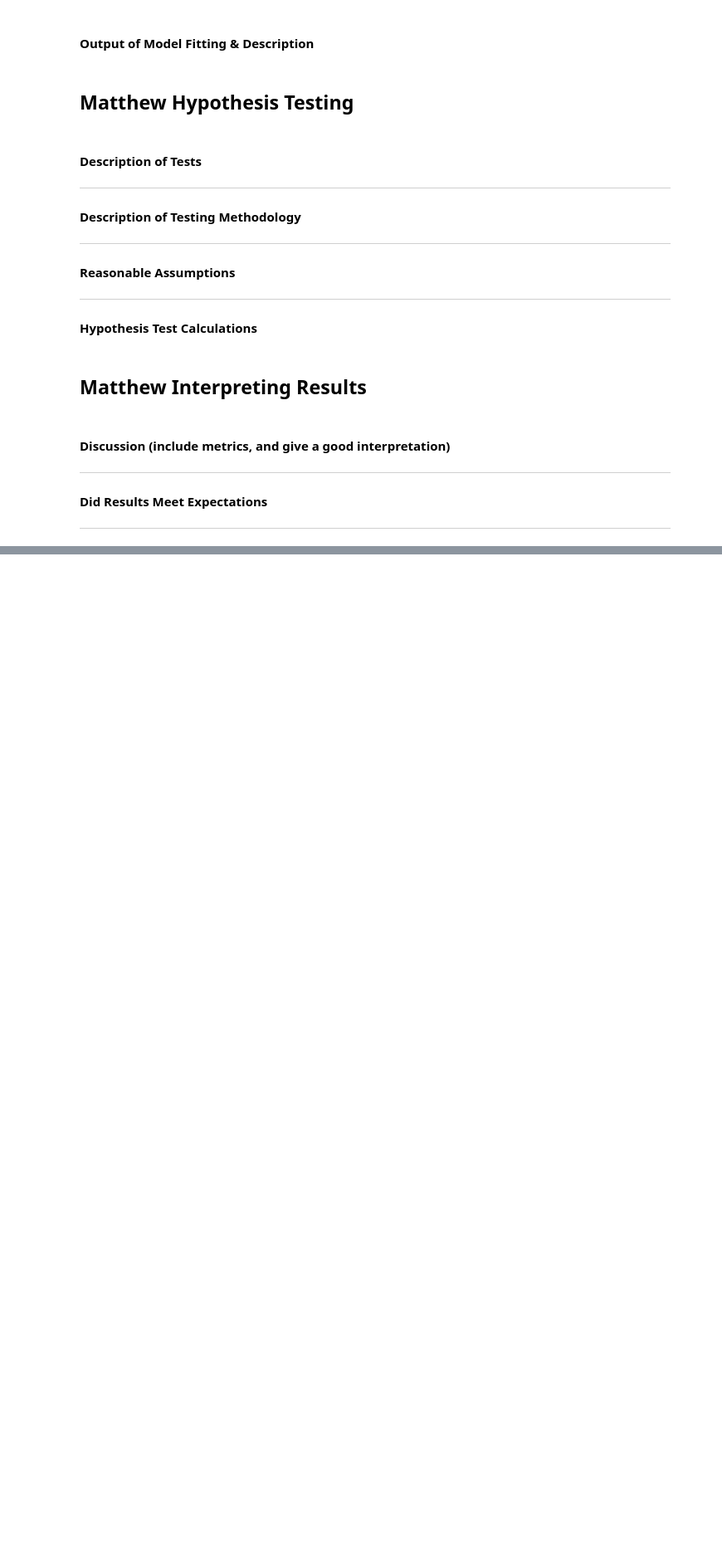
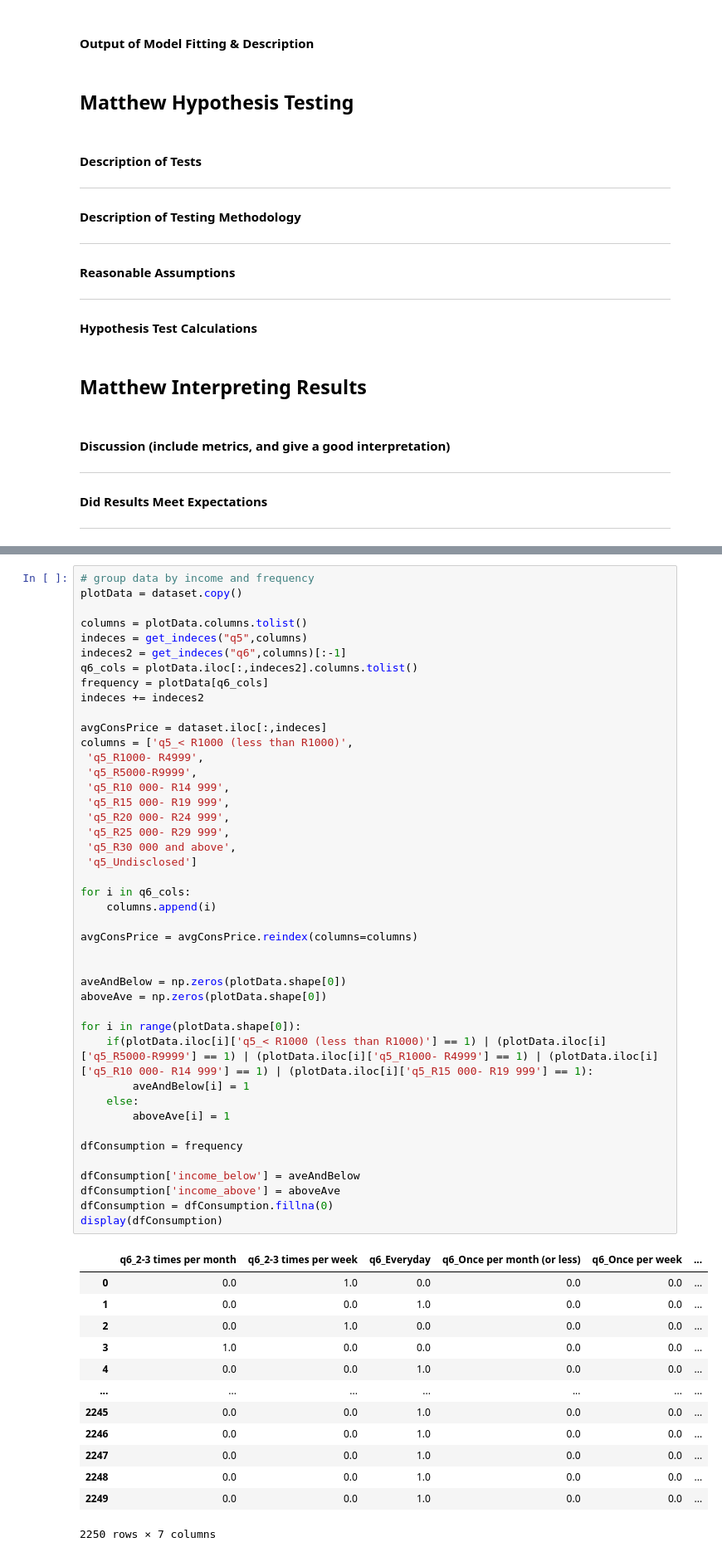
Before and after one commit to Matkicail/DAE-Project, a Jupyter notebook: daeRough.ipynb, the cells around one changed output, grey strips where cells are left out. Shown at 83% size. Saved outputs shown, nothing was run; the diff lists cells and outputs as text; blank space fills up the shorter version.

```diff
--- a/daeRough.ipynb
+++ b/daeRough.ipynb
@@ -3099,0 +3121,57 @@ After this we will then split these sub sets into training and testing sets.
+# %%
+# group data by income and frequency
+plotData = dataset.copy()
+
+columns = plotData.columns.tolist()
+indeces = get_indeces("q5",columns)
+indeces2 = get_indeces("q6",columns)[:-1]
+q6_cols = plotData.iloc[:,indeces2].columns.tolist()
+frequency = plotData[q6_cols]
+indeces += indeces2
+
+avgConsPrice = dataset.iloc[:,indeces]
+columns = ['q5_< R1000 (less than R1000)',
+ 'q5_R1000- R4999',
+ 'q5_R5000-R9999',
+ 'q5_R10 000- R14 999',
+ 'q5_R15 000- R19 999',
+ 'q5_R20 000- R24 999',
+ 'q5_R25 000- R29 999',
+ 'q5_R30 000 and above',
+ 'q5_Undisclosed']
+
+for i in q6_cols:
+    columns.append(i)
+
+avgConsPrice = avgConsPrice.reindex(columns=columns)
+
+
+aveAndBelow = np.zeros(plotData.shape[0])
+aboveAve = np.zeros(plotData.shape[0])
+
+for i in range(plotData.shape[0]):
+    if(plotData.iloc[i]['q5_< R1000 (less than R1000)'] == 1) | (plotData.iloc[i]['q5_R5000-R9999'] == 1) | (plotData.iloc[i]['q5_R1000- R4999'] == 1) | (plotData.iloc[i]['q5_R10 000- R14 999'] == 1) | (plotData.iloc[i]['q5_R15 000- R19 999'] == 1):
+        aveAndBelow[i] = 1
+    else:
+        aboveAve[i] = 1
+
+dfConsumption = frequency
+
+dfConsumption['income_below'] = aveAndBelow
+dfConsumption['income_above'] = aboveAve
+dfConsumption = dfConsumption.fillna(0)
+display(dfConsumption)
+# %% [output]
+|  | q6_2-3 times per month | q6_2-3 times per week | q6_Everyday | q6_Once per month (or less) | q6_Once per week | ... |
+| 0 | 0.0 | 1.0 | 0.0 | 0.0 | 0.0 | ... |
+| 1 | 0.0 | 0.0 | 1.0 | 0.0 | 0.0 | ... |
+| 2 | 0.0 | 1.0 | 0.0 | 0.0 | 0.0 | ... |
+| 3 | 1.0 | 0.0 | 0.0 | 0.0 | 0.0 | ... |
+| 4 | 0.0 | 0.0 | 1.0 | 0.0 | 0.0 | ... |
+| ... | ... | ... | ... | ... | ... | ... |
+| 2245 | 0.0 | 0.0 | 1.0 | 0.0 | 0.0 | ... |
+| 2246 | 0.0 | 0.0 | 1.0 | 0.0 | 0.0 | ... |
+| 2247 | 0.0 | 0.0 | 1.0 | 0.0 | 0.0 | ... |
+| 2248 | 0.0 | 0.0 | 1.0 | 0.0 | 0.0 | ... |
+| 2249 | 0.0 | 0.0 | 1.0 | 0.0 | 0.0 | ... |
+2250 rows × 7 columns
```
Also changed, not shown: parts of 38 cells of this notebook.
